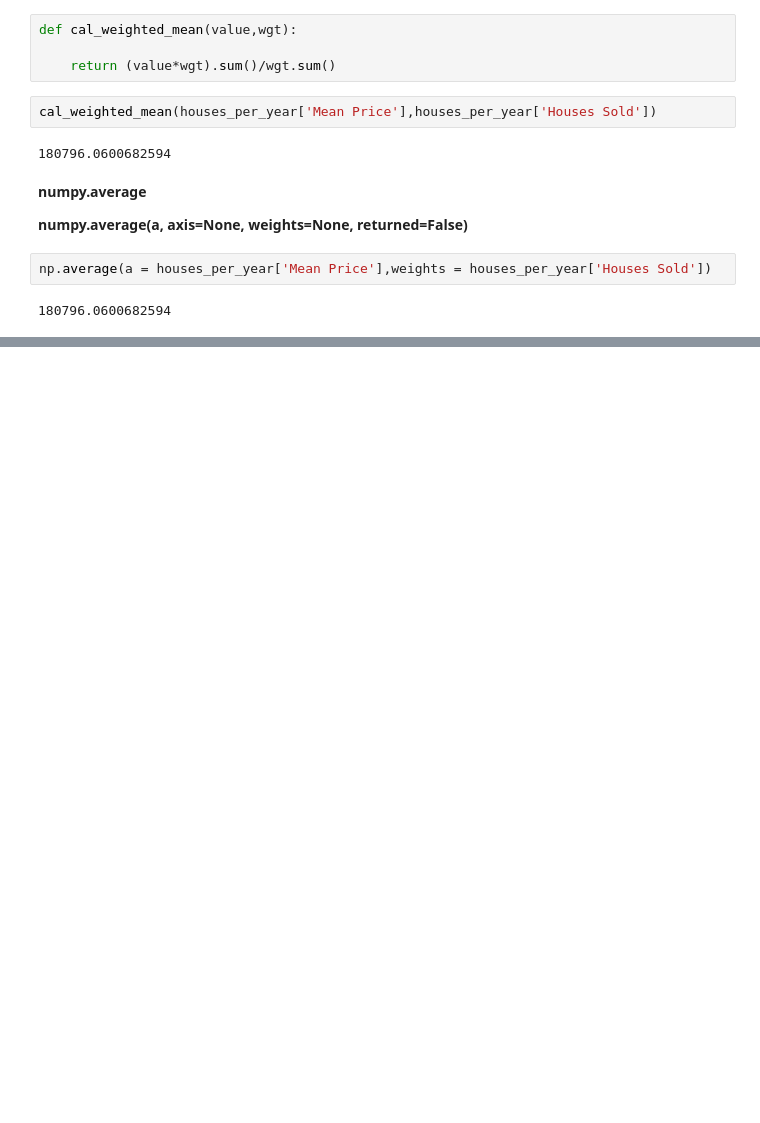
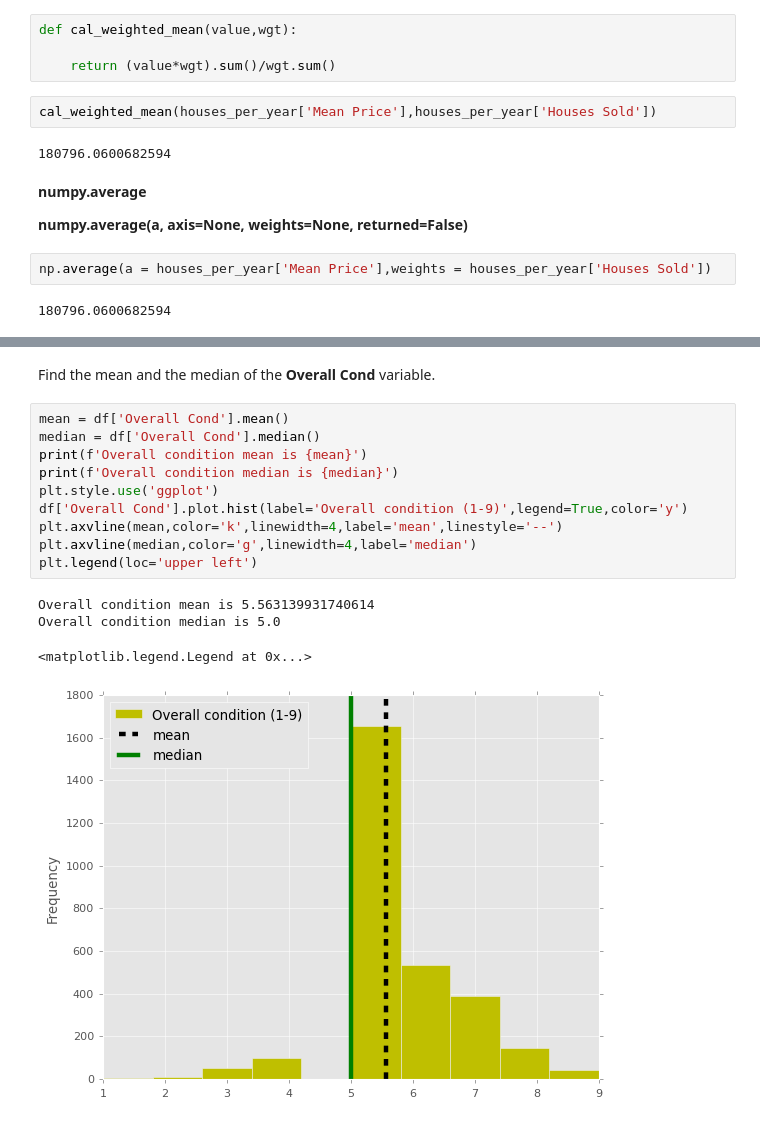
Before and after one commit to tongNJ/Dataquest-Online-Courses-2022, a Jupyter notebook: Statistics Intermediate - Averages and Variability.ipynb, the cells around one changed output, grey strips where cells are left out. Drawn from its saved outputs; the diff is of its cells as text; blank space fills up the shorter version.

```diff
--- a/Statistics Intermediate - Averages and Variability.ipynb
+++ b/Statistics Intermediate - Averages and Variability.ipynb
@@ -303,0 +330,17 @@ np.average(a = houses_per_year['Mean Price'],weights = houses_per_year['Houses S
+# %% [markdown]
+Find the mean and the median of the **Overall Cond** variable.
+# %%
+mean = df['Overall Cond'].mean()
+median = df['Overall Cond'].median()
+print(f'Overall condition mean is {mean}')
+print(f'Overall condition median is {median}')
+plt.style.use('ggplot')
+df['Overall Cond'].plot.hist(label='Overall condition (1-9)',legend=True,color='y')
+plt.axvline(mean,color='k',linewidth=4,label='mean',linestyle='--')
+plt.axvline(median,color='g',linewidth=4,label='median')
+plt.legend(loc='upper left')
+# %% [output]
+Overall condition mean is 5.563139931740614
+Overall condition median is 5.0
+<matplotlib.legend.Legend at 0x...>
+[figure, added]
```
Also changed, not shown: parts of 14 cells of this notebook, 1 other file.
